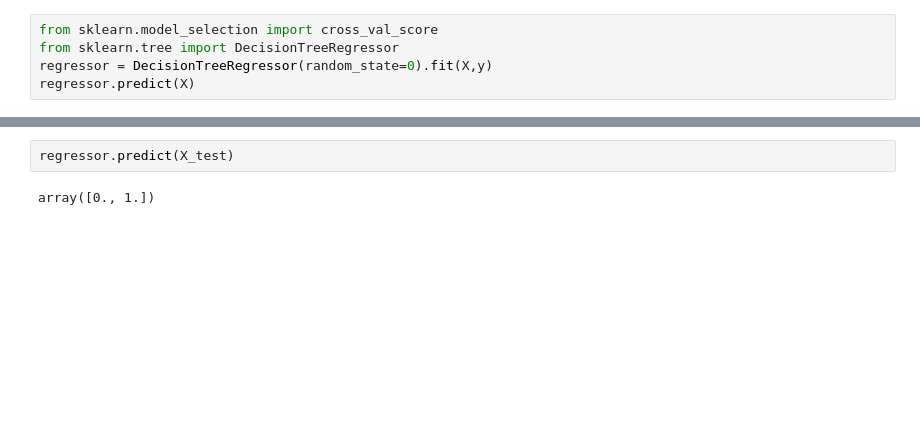
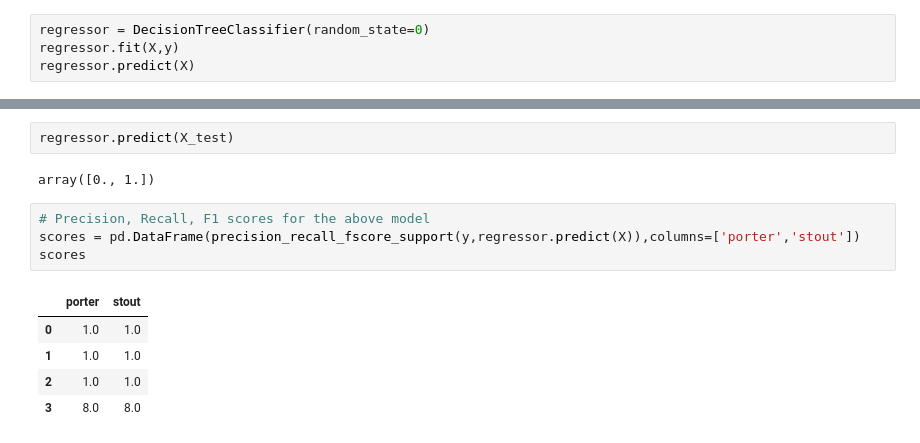
Before and after one commit to ejfeldman7/stout_vs_porter, a Jupyter notebook: Stout vs Porter.ipynb, the cells around one changed output, grey strips where cells are left out. Cells and saved outputs as stored; diff of their text form; blank space fills up the shorter version.

Commit message:
Added comments and decision tree

```diff
--- a/Stout vs Porter.ipynb
+++ b/Stout vs Porter.ipynb
@@ -106,7 +130,6 @@ clf.score(X,y)
 # %%
-from sklearn.model_selection import cross_val_score
-from sklearn.tree import DecisionTreeRegressor
-regressor = DecisionTreeRegressor(random_state=0).fit(X,y)
+regressor = DecisionTreeClassifier(random_state=0)
+regressor.fit(X,y)
 regressor.predict(X)
 # %% [output]
 array([0., 0., 0., 0., 0., 0., 0., 0., 1., 1., 1., 1., 1., 1., 1., 1.])
@@ -122,3 +137,13 @@ X_test
 regressor.predict(X_test)
 # %% [output]
 array([0., 1.])
+# %%
+# Precision, Recall, F1 scores for the above model
+scores = pd.DataFrame(precision_recall_fscore_support(y,regressor.predict(X)),columns=['porter','stout'])
+scores
+# %% [output]
+|  | porter | stout |
+| 0 | 1.0 | 1.0 |
+| 1 | 1.0 | 1.0 |
+| 2 | 1.0 | 1.0 |
+| 3 | 8.0 | 8.0 |
```
Also changed, not shown: parts of 19 cells of this notebook.
